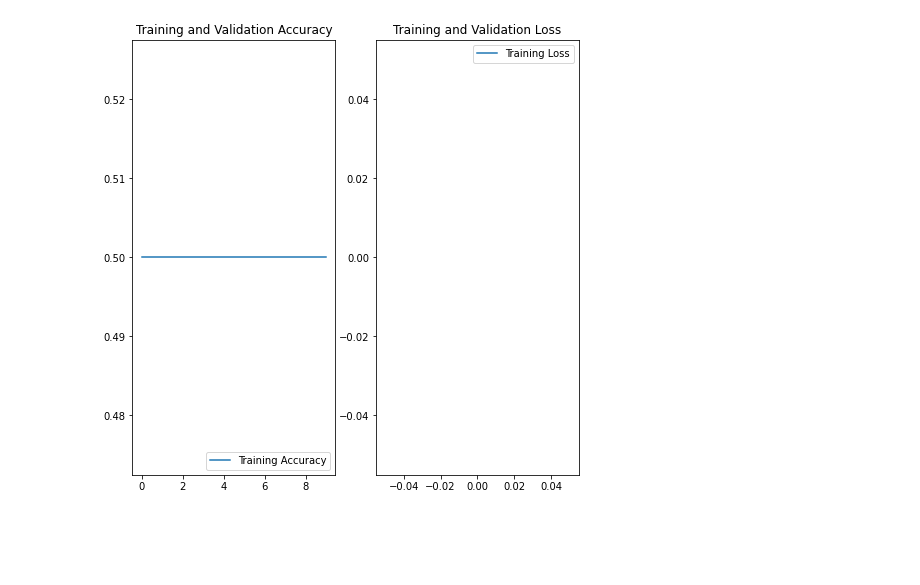
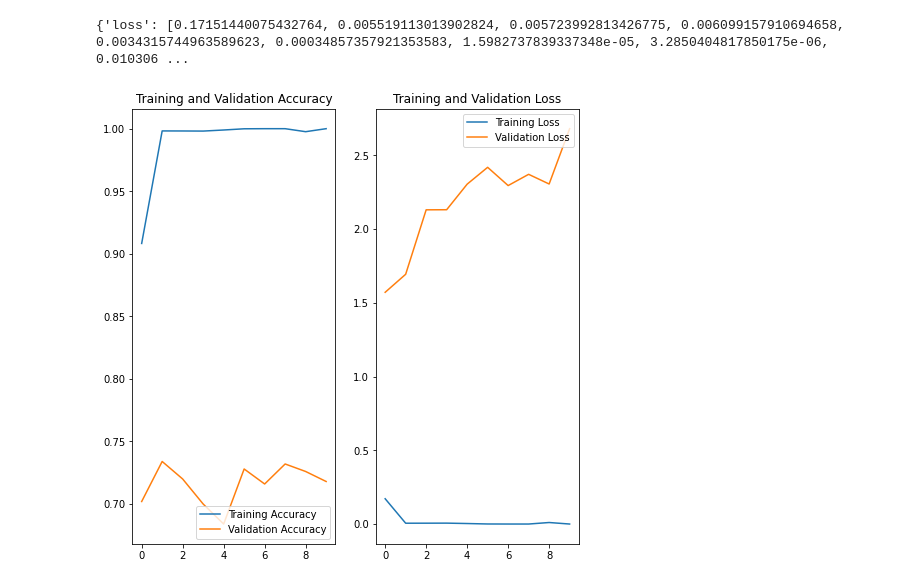
Before and after one commit to Quan3Xin/tf_estimator_demo, a Jupyter notebook: Untitled1.ipynb, the cells around one changed output. Drawn from its saved outputs; the diff is of its cells as text; code cells hidden in the pictures; blank space fills up the shorter version.

```diff
--- a/Untitled1.ipynb
+++ b/Untitled1.ipynb
@@ -22,7 +51,7 @@ def decode_img(img_raw):
     img_tensor = tf.image.decode_jpeg(img_raw, channels=3)
     print(img_tensor.shape)
     #img_tensor = (img_tensor/127.5) - 1
-    tf_fianl = tf.image.resize(img_tensor, [32, 32])
+    tf_fianl = tf.image.resize(img_tensor, [100, 100])
 
     # 格式化0-1
     img = tf.image.convert_image_dtype(tf_fianl, tf.float32)
@@ -132,6 +139,14 @@ pre_dict[1]
 # %%
-traing_ds = tf.data.Dataset.from_tensor_slices(traing_image_path).map(process_path).shuffle(True).batch(batch_size=10).repeat()
-for i in traing_ds.take(1):
-    print(i)
+traing_ds = tf.data.Dataset.from_tensor_slices(traing_image_path).map(process_path).shuffle(buffer_size=2000).batch(batch_size=100).repeat()
+validation_ds = tf.data.Dataset.from_tensor_slices(test_image_path).map(process_path).shuffle(buffer_size=2000).batch(batch_size=100).repeat()
+
+# for i in traing_ds.take(100):
+#     c = i[0]
+#     print(i[1])
+#     plt.figure()
+#     plt.imshow(c)
+#     plt.colorbar()
+#     #plt.grid(False)
+#     plt.show()
 # %% [output]
 (None, None, 3)
@@ -187,7 +256,7 @@ _________________________________________________________________
 # %%
 new_model = models.Sequential([
 
-    Conv2D(32, 3, padding='same', activation='relu', input_shape=(32, 32 ,3)),
+    Conv2D(32, 3, padding='same', activation='relu', input_shape=(100, 100 ,3)),
     MaxPooling2D(),
     Conv2D(64, 3, padding='same', activation='relu'),
     MaxPooling2D(),
@@ -222,5 +291,5 @@ Trainable params: 1,142,849
 Non-trainable params: 0
 _________________________________________________________________
 # %%
-history = new_model.fit(traing_ds,epochs=10, steps_per_epoch=1000)
+history =new_model.fit(traing_ds,epochs=10, steps_per_epoch=1000,validation_data=validation_ds, validation_steps=5)
 # %% [output]
@@ -253,45 +359,47 @@ np.argmax(cc[0])
 # %%
 import matplotlib.pyplot as plt
-# print(model.history.history)
-acc = history.history['accuracy']
+print(new_model.history.history)
+# acc = new_model.history.history['accuracy']
 
-loss = history.history['loss']
-# val_loss  = model.history.history["val_loss"]
+# loss = new_model.history.history['loss']
+# val_loss  = new_model.history.history["val_loss"]
+
+# epochs_range = range(10)
+
+# plt.figure(figsize=(8, 8))
+# plt.subplot(1, 2, 1)
+# plt.plot(epochs_range, acc, label='Training Accuracy')
+# # plt.plot(epochs_range, loss, label='Training Accuracy')
+# plt.legend(loc='lower right')
+# plt.title('Training and Validation Accuracy')
+
+# plt.subplot(1, 2, 2)
+# plt.plot(epochs_range, loss, label='Training Loss')
+# plt.plot(epochs_range, val_loss, label='val_loss')
+# plt.legend(loc='upper right')
+# plt.title('Training and Validation Loss')
+# plt.show()
+acc = new_model.history.history['accuracy']
+val_acc = new_model.history.history['val_accuracy']
+
+loss = new_model.history.history['loss']
+val_loss = new_model.history.history['val_loss']
 
 epochs_range = range(10)
 
 plt.figure(figsize=(8, 8))
 plt.subplot(1, 2, 1)
 plt.plot(epochs_range, acc, label='Training Accuracy')
+plt.plot(epochs_range, val_acc, label='Validation Accuracy')
 plt.legend(loc='lower right')
 plt.title('Training and Validation Accuracy')
 
 plt.subplot(1, 2, 2)
 plt.plot(epochs_range, loss, label='Training Loss')
-# plt.plot(epochs_range, val_loss, label='val_loss')
+plt.plot(epochs_range, val_loss, label='Validation Loss')
 plt.legend(loc='upper right')
 plt.title('Training and Validation Loss')
 plt.show()
-# acc = history.history['accuracy']
-# val_acc = history.history['val_accuracy']
-
-# loss = history.history['loss']
-# val_loss = history.history['val_loss']
-
-# epochs_range = range(100)
-
-# plt.figure(figsize=(8, 8))
-# plt.subplot(1, 2, 1)
-# plt.plot(epochs_range, acc, label='Training Accuracy')
-# plt.plot(epochs_range, val_acc, label='Validation Accuracy')
-# plt.legend(loc='lower right')
-# plt.title('Training and Validation Accuracy')
-
-# plt.subplot(1, 2, 2)
-# plt.plot(epochs_range, loss, label='Training Loss')
-# plt.plot(epochs_range, val_loss, label='Validation Loss')
-# plt.legend(loc='upper right')
-# plt.title('Training and Validation Loss')
-# plt.show()
 # %% [output]
+{'loss': [0.17151440075432764, 0.005519113013902824, 0.005723992813426775, 0.006099157910694658, 0.0034315744963589623, 0.00034857357921353583, 1.5982737839337348e-05, 3.2850404817850175e-06, 0.010306 ...
-[figure, old version]
+[figure, new version]
```
Also changed, not shown: parts of 21 cells of this notebook, 1 other file.
